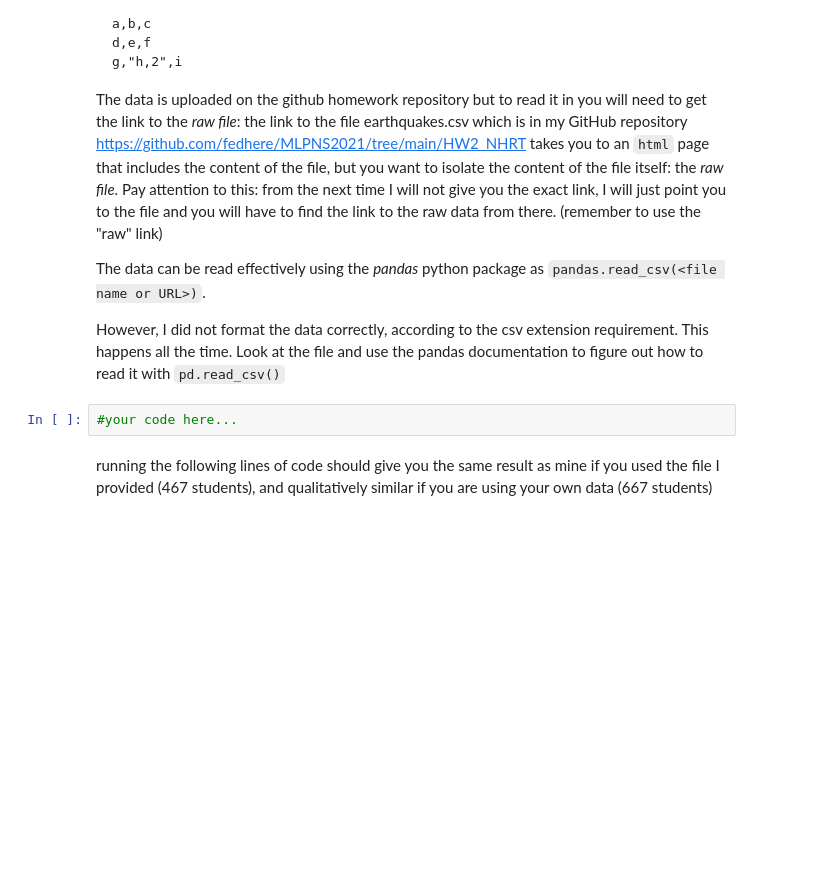
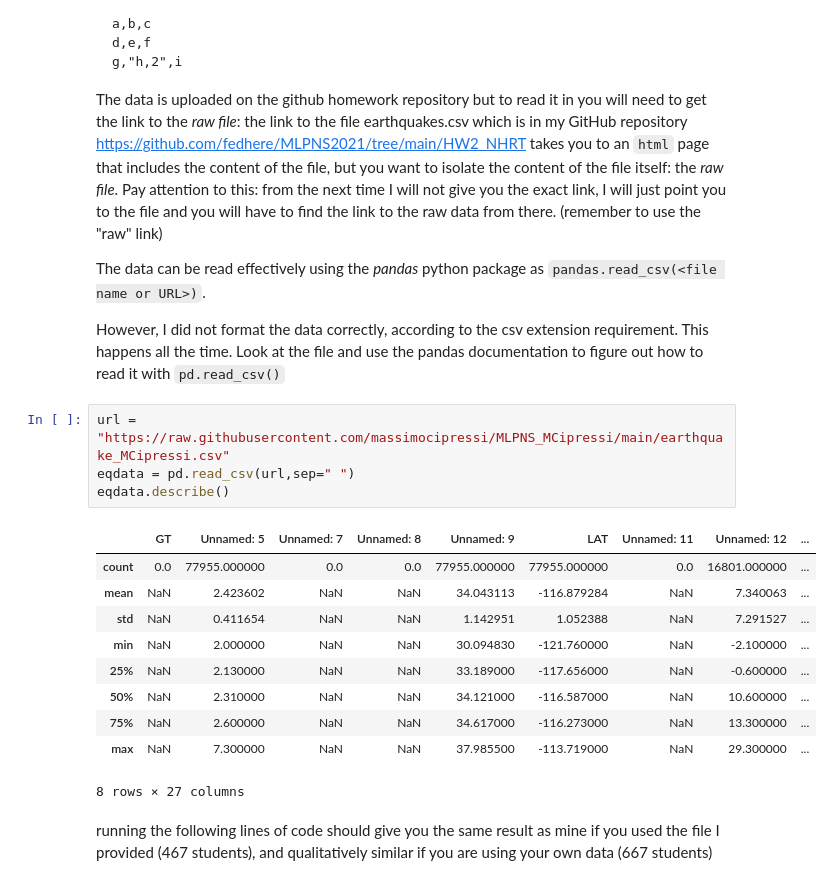
Before and after one commit to massimocipressi/MLPNS_MCipressi, a Jupyter notebook: NHRT/KS_earthquakes.ipynb, the cells around one changed output. Cells and saved outputs as stored; diff of their text form; blank space fills up the shorter version.

````diff
--- a/NHRT/KS_earthquakes.ipynb
+++ b/NHRT/KS_earthquakes.ipynb
@@ -59,8 +59,21 @@ The data is uploaded on the  github homework repository but to read it in you wi
 The data can be read effectively using the _pandas_ python package as ```pandas.read_csv(<file name or URL>)```.
 
 However, I did not format the data correctly, according to the csv extension requirement. This happens all the time. Look at the file and use the pandas documentation to figure out how to read it with ```pd.read_csv()```
-# %%
-#your code here...
+# %%
+url = "https://raw.githubusercontent.com/massimocipressi/MLPNS_MCipressi/main/earthquake_MCipressi.csv"
+eqdata = pd.read_csv(url,sep=" ")
+eqdata.describe()
+# %% [output]
+|  | GT | Unnamed: 5 | Unnamed: 7 | Unnamed: 8 | Unnamed: 9 | LAT | Unnamed: 11 | Unnamed: 12 | ... |
+| count | 0.0 | 77955.000000 | 0.0 | 0.0 | 77955.000000 | 77955.000000 | 0.0 | 16801.000000 | ... |
+| mean | NaN | 2.423602 | NaN | NaN | 34.043113 | -116.879284 | NaN | 7.340063 | ... |
+| std | NaN | 0.411654 | NaN | NaN | 1.142951 | 1.052388 | NaN | 7.291527 | ... |
+| min | NaN | 2.000000 | NaN | NaN | 30.094830 | -121.760000 | NaN | -2.100000 | ... |
+| 25% | NaN | 2.130000 | NaN | NaN | 33.189000 | -117.656000 | NaN | -0.600000 | ... |
+| 50% | NaN | 2.310000 | NaN | NaN | 34.121000 | -116.587000 | NaN | 10.600000 | ... |
+| 75% | NaN | 2.600000 | NaN | NaN | 34.617000 | -116.273000 | NaN | 13.300000 | ... |
+| max | NaN | 7.300000 | NaN | NaN | 37.985500 | -113.719000 | NaN | 29.300000 | ... |
+8 rows × 27 columns
 # %% [markdown]
 running the following lines of code should give you the same result as mine if you used the file I provided (467 students), and qualitatively  similar if you are using your own data (667 students)
 # %%
````
Also changed, not shown: parts of 2 cells of this notebook.
